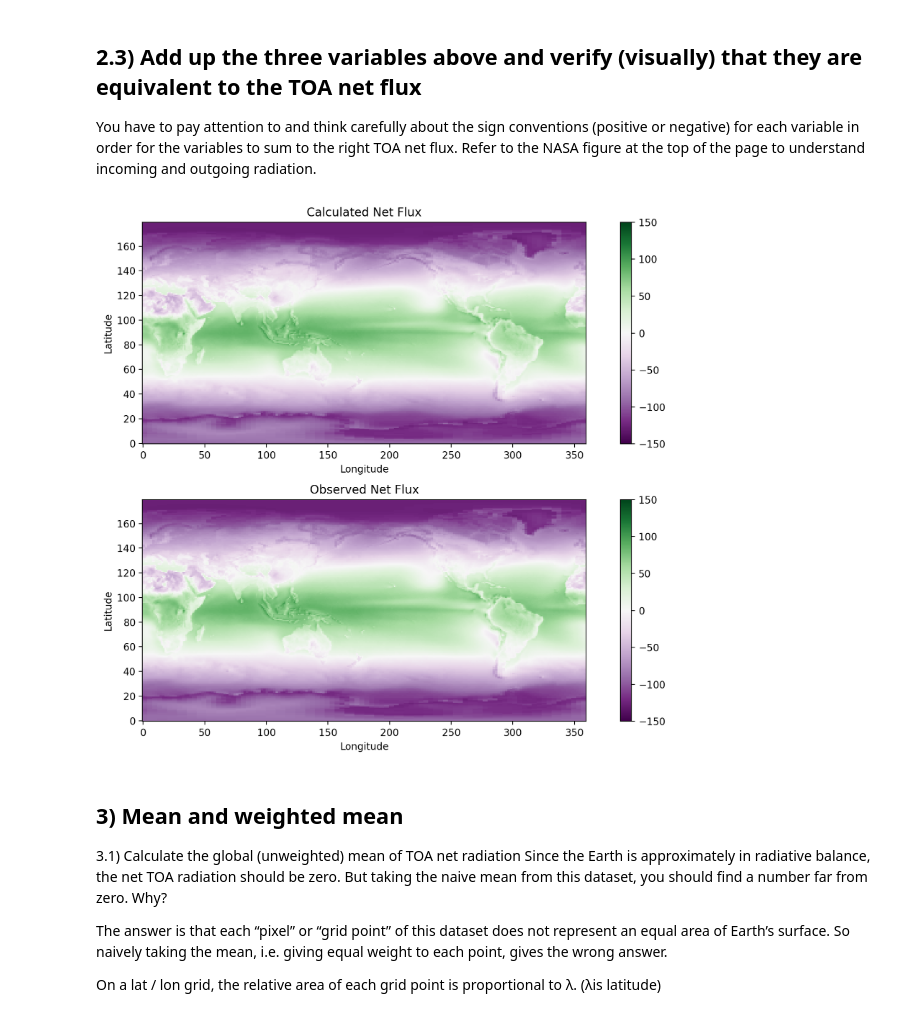
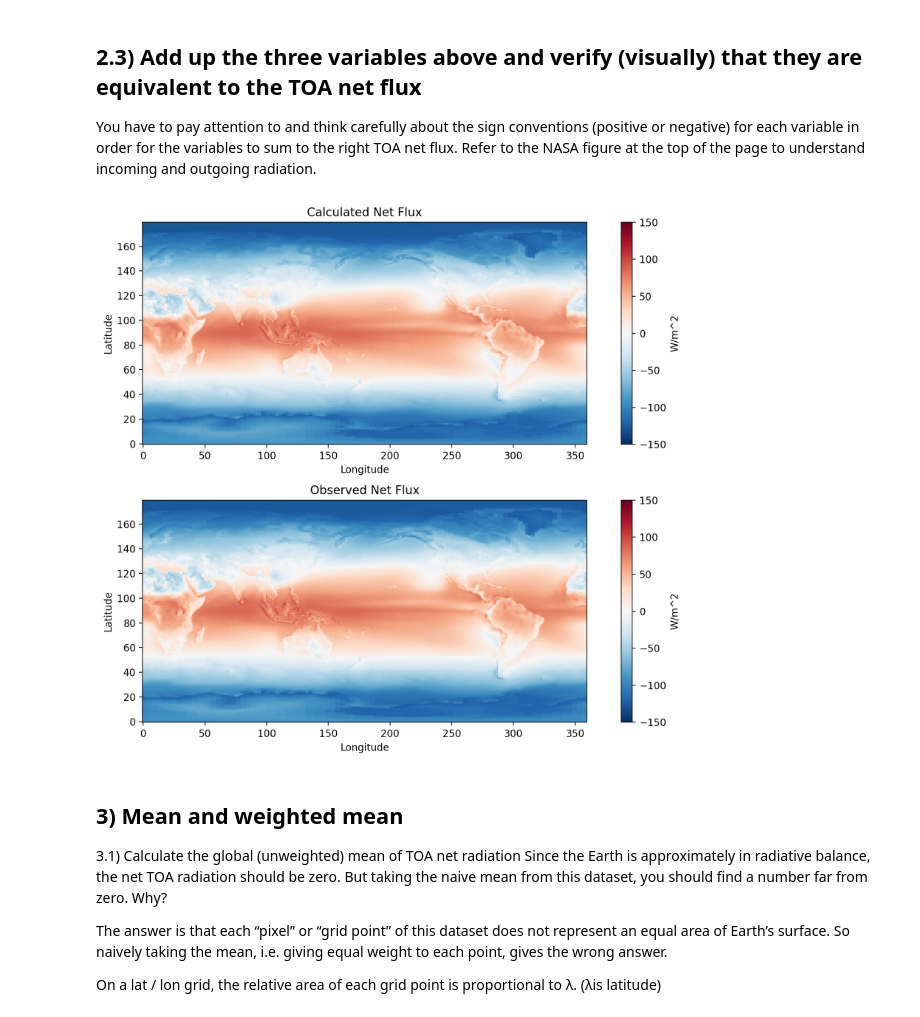
Before and after one commit to PhyllisKho/Assignments, a Jupyter notebook: Assignment7.ipynb, the cells around one changed output. Cells and saved outputs as stored; diff of their text form; code cells hidden in the pictures.

```diff
--- a/Assignment7.ipynb
+++ b/Assignment7.ipynb
@@ -107,34 +108,34 @@ You have to pay attention to and think carefully about the sign conventions (pos
 # %%
 # Earth radiates longwave radiation (-ve).
 # Earth can reflect some shortwave radiation (-ve).
 # Incoming radiation (+ve).
 # Net flux should be small and close to zero.
 
 # Calculate net flux from TOA Longwave (-ve), Shortwave (-ve), and Incoming Solar Radiation (+ve).
 calculated_toa_net_flux = incoming_solar - toa_lw - toa_sw
 
 # Extract TOA net flux
 toa_net_flux = time_mean_ds['toa_net_all_mon']
 
 # Visual verification: Both figures should look the same.
 fig, ax = plt.subplots(figsize=(10, 8), nrows=2)
 
-plot_calculated_toa_net_flux = ax[0].imshow(calculated_toa_net_flux, vmin=-150, vmax=150, cmap='PRGn', origin='lower')
-plt.colorbar(plot_calculated_toa_net_flux, ax=ax[0])
+plot_calculated_toa_net_flux = ax[0].imshow(calculated_toa_net_flux, vmin=-150, vmax=150, cmap='RdBu_r', origin='lower')
+plt.colorbar(plot_calculated_toa_net_flux, ax=ax[0], label='W/m^2')
 ax[0].set_title('Calculated Net Flux')
 ax[0].set_xlabel('Longitude')
 ax[0].set_ylabel('Latitude')
 
 
-plot_toa_net_flux = ax[1].imshow(toa_net_flux, vmin=-150, vmax=150, cmap='PRGn', origin='lower')
-plt.colorbar(plot_toa_net_flux, ax=ax[1])
+plot_toa_net_flux = ax[1].imshow(toa_net_flux, vmin=-150, vmax=150, cmap='RdBu_r', origin='lower')
+plt.colorbar(plot_toa_net_flux, ax=ax[1], label='W/m^2')
 ax[1].set_title('Observed Net Flux')
 ax[1].set_xlabel('Longitude')
 ax[1].set_ylabel('Latitude')
 
 plt.tight_layout()
 # %% [output]
-[figure, old version]
+[figure, new version]
 # %% [markdown]
 ## 3) Mean and weighted mean
 3.1) Calculate the global (unweighted) mean of TOA net radiation
```
Also changed, not shown: parts of 11 cells of this notebook.
